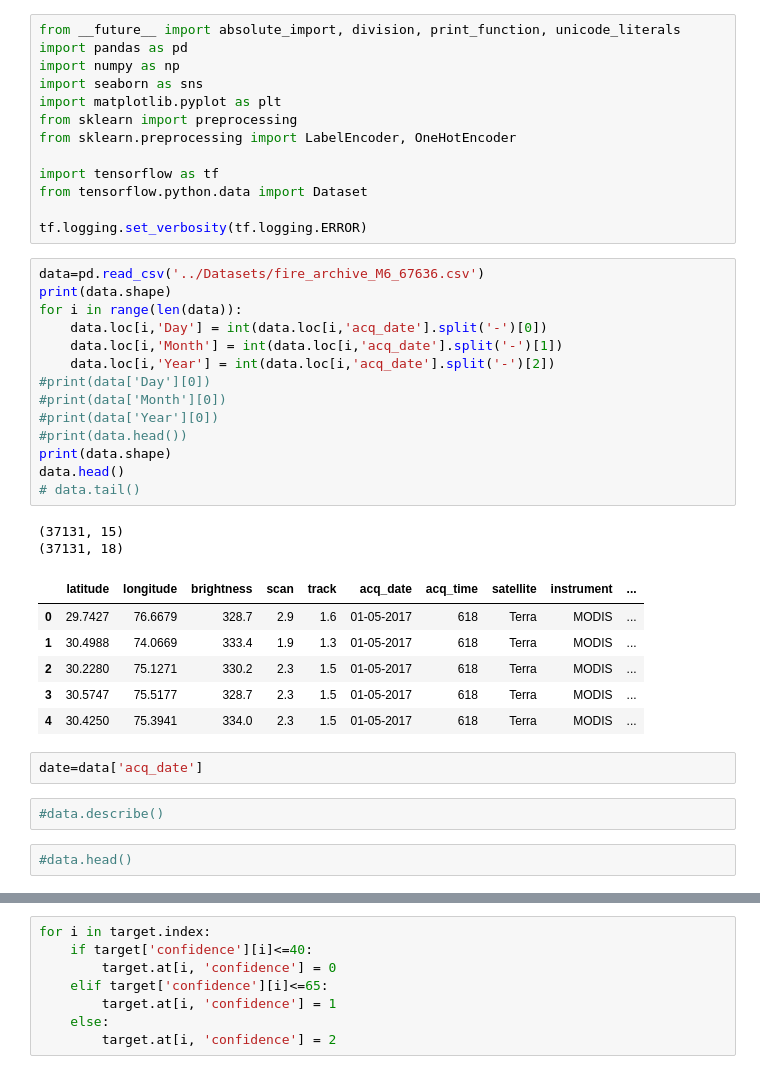
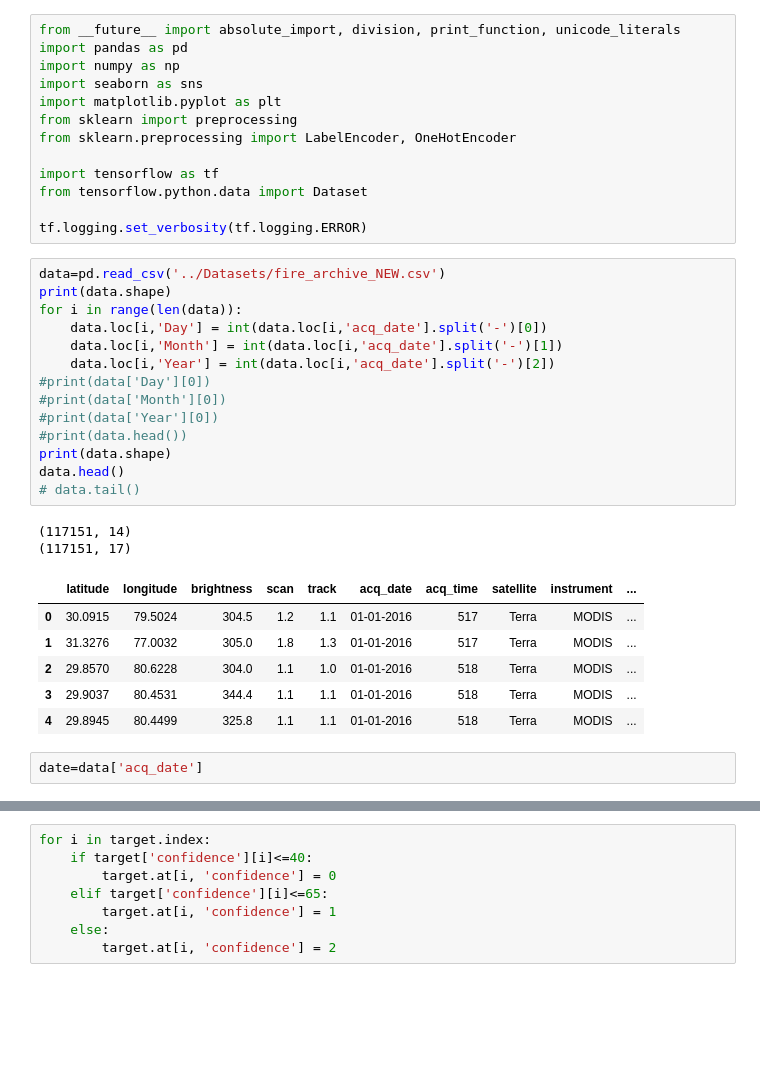
Before and after one commit to Meetanshi18/crop-burning-analysis, a Jupyter notebook: codes/fire_final.ipynb, the cells around one changed output, grey strips where cells are left out. Cells and saved outputs as stored; diff of their text form; blank space fills up the shorter version.

```diff
--- a/codes/fire_final.ipynb
+++ b/codes/fire_final.ipynb
@@ -12,31 +12,27 @@ from tensorflow.python.data import Dataset
 
 tf.logging.set_verbosity(tf.logging.ERROR)
 # %%
-data=pd.read_csv('../Datasets/fire_archive_M6_67636.csv')
+data=pd.read_csv('../Datasets/fire_archive_NEW.csv')
 print(data.shape)
 for i in range(len(data)):
     data.loc[i,'Day'] = int(data.loc[i,'acq_date'].split('-')[0])
     data.loc[i,'Month'] = int(data.loc[i,'acq_date'].split('-')[1])
     data.loc[i,'Year'] = int(data.loc[i,'acq_date'].split('-')[2])
 #print(data['Day'][0])
 #print(data['Month'][0])
 #print(data['Year'][0])
 #print(data.head())
 print(data.shape)
 data.head()
 # data.tail()
 # %% [output]
-(37131, 15)
-(37131, 18)
+(117151, 14)
+(117151, 17)
 |  | latitude | longitude | brightness | scan | track | acq_date | acq_time | satellite | instrument | ... |
-| 0 | 29.7427 | 76.6679 | 328.7 | 2.9 | 1.6 | 01-05-2017 | 618 | Terra | MODIS | ... |
-| 1 | 30.4988 | 74.0669 | 333.4 | 1.9 | 1.3 | 01-05-2017 | 618 | Terra | MODIS | ... |
-| 2 | 30.2280 | 75.1271 | 330.2 | 2.3 | 1.5 | 01-05-2017 | 618 | Terra | MODIS | ... |
-| 3 | 30.5747 | 75.5177 | 328.7 | 2.3 | 1.5 | 01-05-2017 | 618 | Terra | MODIS | ... |
-| 4 | 30.4250 | 75.3941 | 334.0 | 2.3 | 1.5 | 01-05-2017 | 618 | Terra | MODIS | ... |
+| 0 | 30.0915 | 79.5024 | 304.5 | 1.2 | 1.1 | 01-01-2016 | 517 | Terra | MODIS | ... |
+| 1 | 31.3276 | 77.0032 | 305.0 | 1.8 | 1.3 | 01-01-2016 | 517 | Terra | MODIS | ... |
+| 2 | 29.8570 | 80.6228 | 304.0 | 1.1 | 1.0 | 01-01-2016 | 518 | Terra | MODIS | ... |
+| 3 | 29.9037 | 80.4531 | 344.4 | 1.1 | 1.1 | 01-01-2016 | 518 | Terra | MODIS | ... |
+| 4 | 29.8945 | 80.4499 | 325.8 | 1.1 | 1.1 | 01-01-2016 | 518 | Terra | MODIS | ... |
 # %%
 date=data['acq_date']
-# %%
-#data.describe()
-# %%
-#data.head()
```
Also changed, not shown: parts of 13 cells of this notebook, 3 other files.
